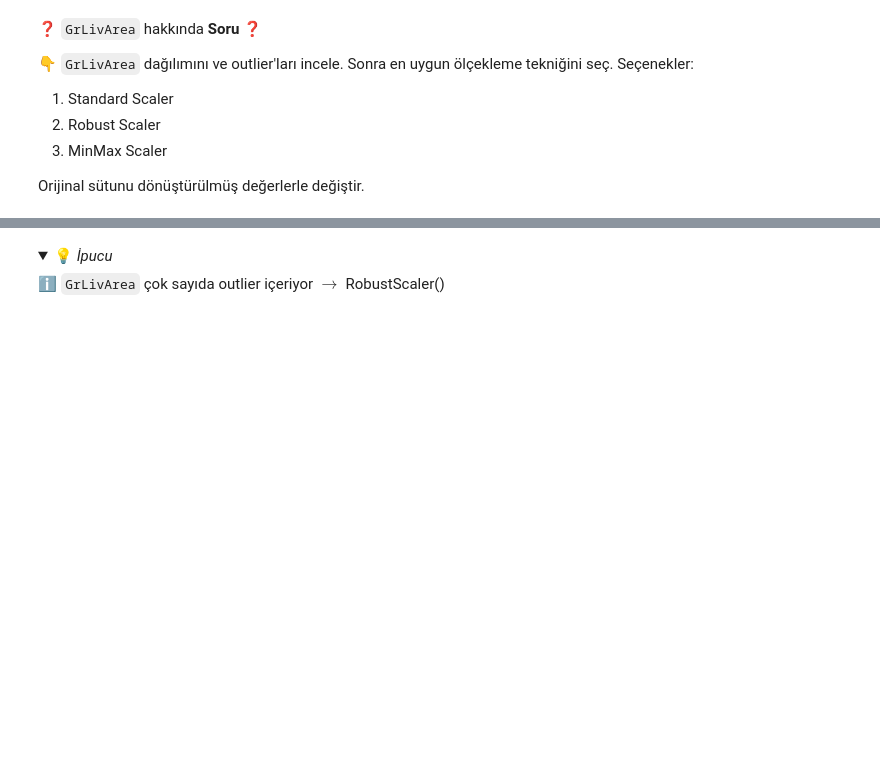
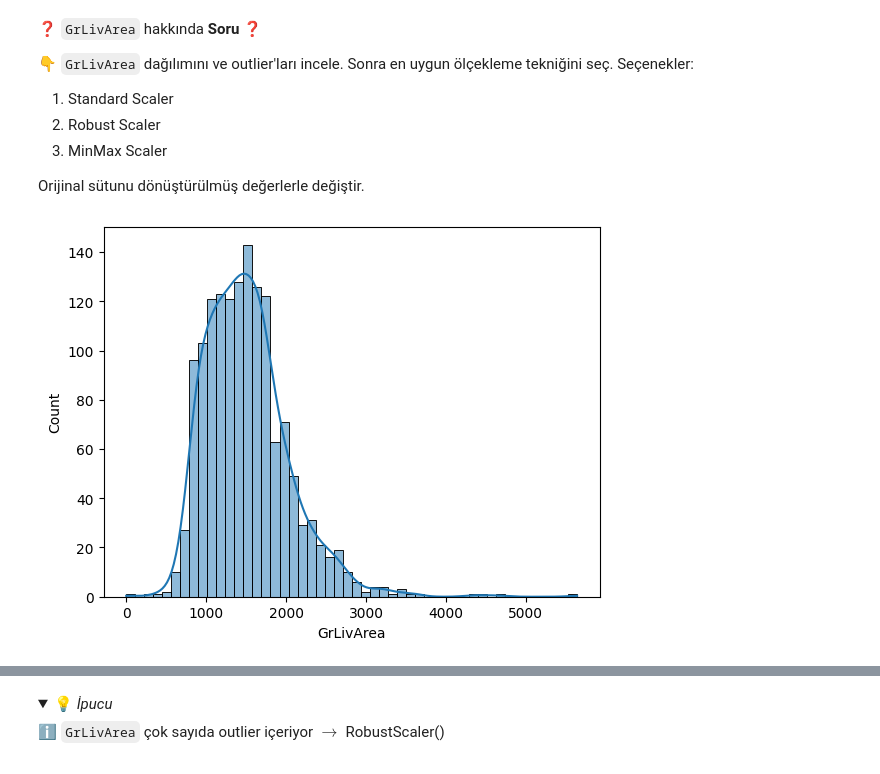
Before and after one commit to AybukeAltuntas/data-science-preprocessing-workflow, a Jupyter notebook: Preprocessing-Workflow.ipynb, the cells around one changed output, grey strips where cells are left out. Drawn from its saved outputs; the diff is of its cells as text; code cells hidden in the pictures; folded sections open; blank space fills up the shorter version.

```diff
--- a/Preprocessing-Workflow.ipynb
+++ b/Preprocessing-Workflow.ipynb
@@ -182,3 +284,11 @@ Orijinal sütunu dönüştürülmüş değerlerle değiştir.
+# %%
+from sklearn.preprocessing import MinMaxScaler
+
+scaler = MinMaxScaler()
+
+data["RoofSurface"] = scaler.fit_transform(
+    data[["RoofSurface"]]
+)
 # %% [markdown]
 <details>
     <summary>💡 <i>İpucu</i></summary>
@@ -201,0 +310,5 @@ Orijinal sütunu dönüştürülmüş değerlerle değiştir.
+# %%
+sns.histplot(data["GrLivArea"], kde=True)
+plt.show()
+# %% [output]
+[figure, added]
```
Also changed, not shown: parts of 40 cells of this notebook.
